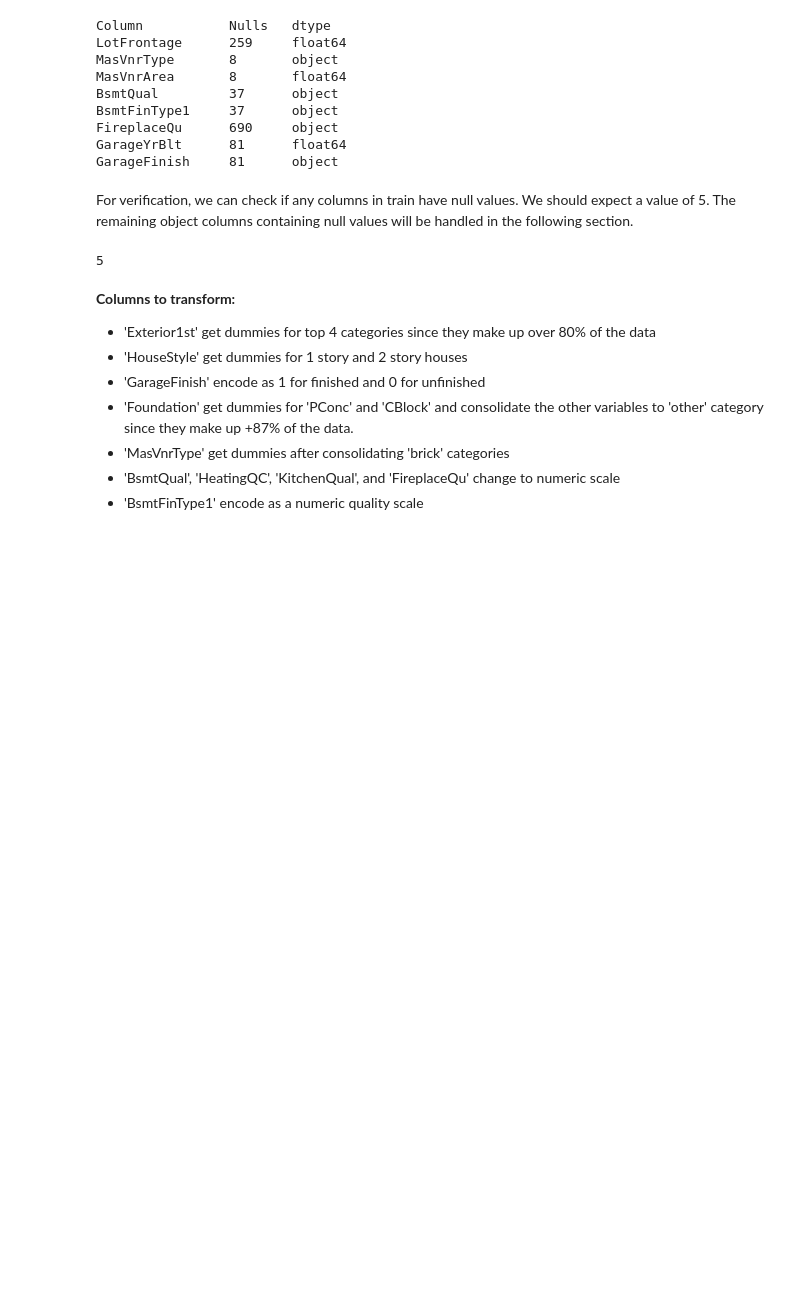
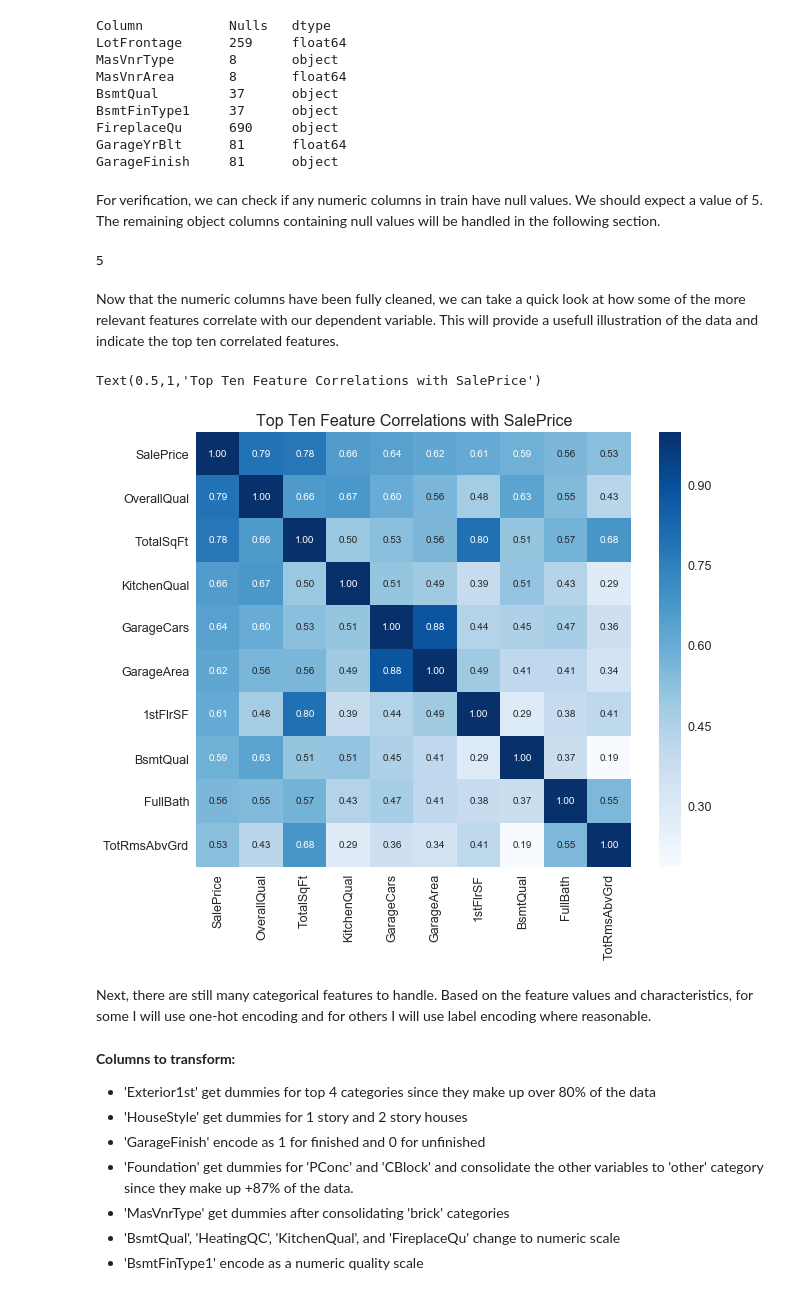
Before and after one commit to asfabiano/byu_econ_applied_machine_learning, a Jupyter notebook: homeworks/HW2/Homework_2.ipynb, the cells around one changed output. Drawn from its saved outputs; the diff is of its cells as text; code cells hidden in the pictures; blank space fills up the shorter version.

```diff
--- a/homeworks/HW2/Homework_2.ipynb
+++ b/homeworks/HW2/Homework_2.ipynb
@@ -140,12 +150,29 @@ GarageFinish     81      object
 # Fills the numeric columns with null values (contained in the array "Nulls") with the column averages
 train = train.fillna(train[Nulls_noncat].mean()).round()
 # %% [markdown]
-For verification, we can check if any columns in train have null values. We should expect a value of 5. The remaining object columns containing null values will be handled in the following section.
+For verification, we can check if any numeric columns in train have null values. We should expect a value of 5. The remaining object columns containing null values will be handled in the following section.
 # %%
 # Counts the number of columns with null values
 train.isnull().any().sum()
 # %% [output]
 5
+# %% [markdown]
+Now that the numeric columns have been fully cleaned, we can take a quick look at how some of the more relevant features correlate with our dependent variable. This will provide a usefull illustration of the data and indicate the top ten correlated features.
+# %%
+corrmat = train.corr() # Calculates correlations for all features
+#saleprice correlation matrix
+k = 10 #number of variables for heatmap
+cols = corrmat.nlargest(k, 'SalePrice')['SalePrice'].index # Selects the 10 features most correlated with SalePrice
+cm = np.corrcoef(train[cols].values.T)
+sns.set(font_scale=1.25)
+heatmap = sns.heatmap(cm, cbar=True, annot=True, square=True, fmt='.2f', annot_kws={'size': 10},
+                 yticklabels=cols.values, xticklabels=cols.values, cmap="Blues")
+plt.title("Top Ten Feature Correlations with SalePrice", fontsize=16)
+# %% [output]
+Text(0.5,1,'Top Ten Feature Correlations with SalePrice')
+[figure, added]
+# %% [markdown]
+Next, there are still many categorical features to handle. Based on the feature values and characteristics, for some I will use one-hot encoding and for others I will use label encoding where reasonable.
 # %% [markdown]
 **Columns to transform:**
 - 'Exterior1st' get dummies for top 4 categories since they make up over 80% of the data
```
Also changed, not shown: parts of 42 cells of this notebook, 1 other file.
